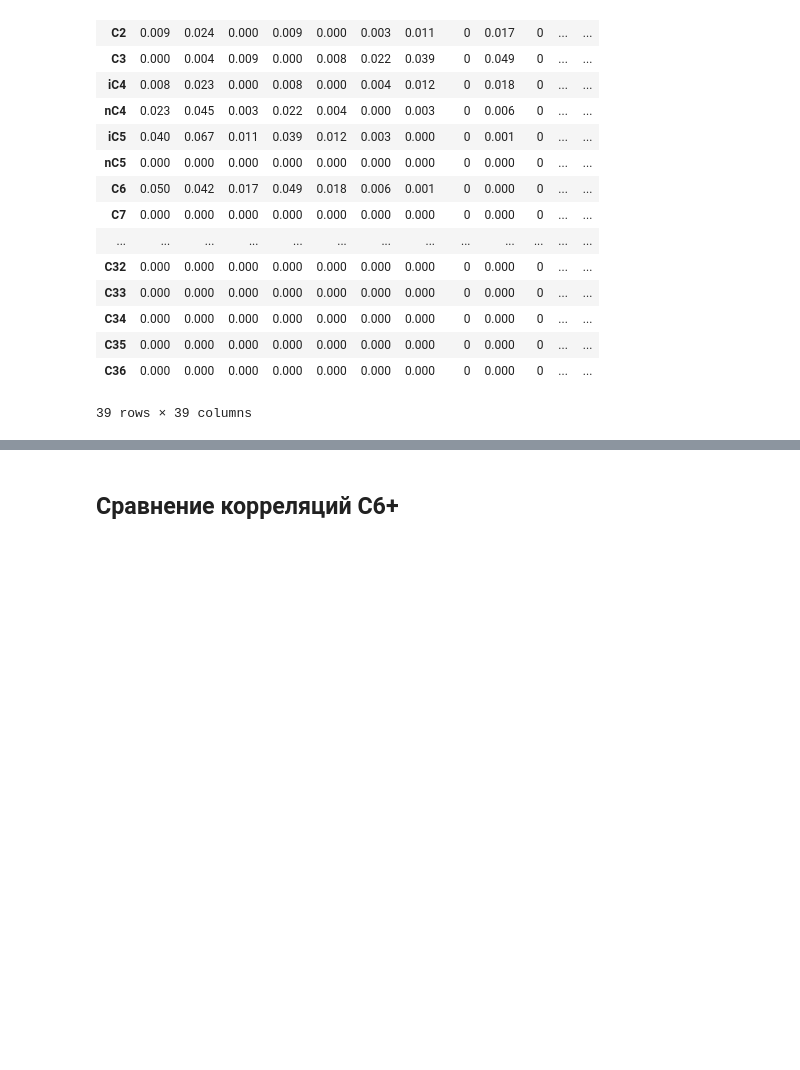
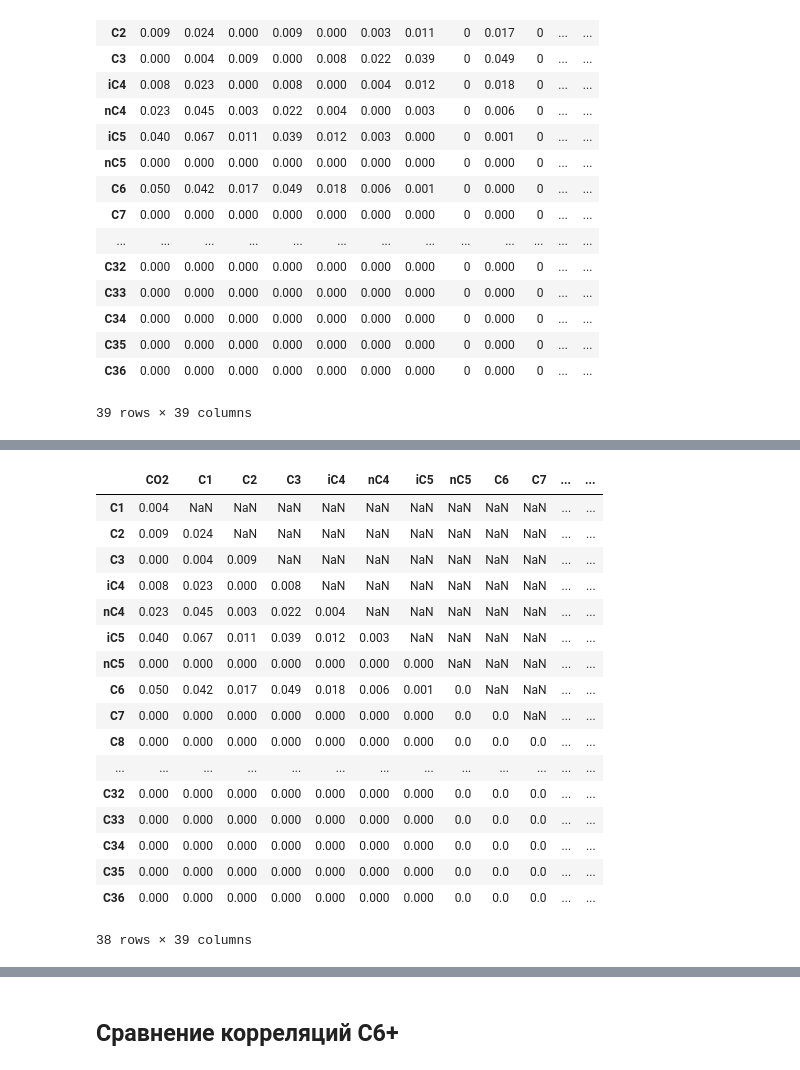
Before and after one commit to SidorenkoDD/BlackBoxFluid, a Jupyter notebook: code/notebook.ipynb, the cells around one changed output, grey strips where cells are left out. Cells and saved outputs as stored; diff of their text form; code cells hidden in the pictures; blank space fills up the shorter version.

```diff
--- a/code/notebook.ipynb
+++ b/code/notebook.ipynb
@@ -449,0 +472,25 @@ comp.BIPS
+# %%
+import numpy as np
+mask = np.tril(np.ones_like(bips_df))
+bic_df_diag = bips_df.where(mask.astype(bool))
+# %%
+bic_df_diag
+# %% [output]
+|  | CO2 | C1 | C2 | C3 | iC4 | nC4 | iC5 | nC5 | C6 | C7 | ... | ... |
+| C1 | 0.004 | NaN | NaN | NaN | NaN | NaN | NaN | NaN | NaN | NaN | ... | ... |
+| C2 | 0.009 | 0.024 | NaN | NaN | NaN | NaN | NaN | NaN | NaN | NaN | ... | ... |
+| C3 | 0.000 | 0.004 | 0.009 | NaN | NaN | NaN | NaN | NaN | NaN | NaN | ... | ... |
+| iC4 | 0.008 | 0.023 | 0.000 | 0.008 | NaN | NaN | NaN | NaN | NaN | NaN | ... | ... |
+| nC4 | 0.023 | 0.045 | 0.003 | 0.022 | 0.004 | NaN | NaN | NaN | NaN | NaN | ... | ... |
+| iC5 | 0.040 | 0.067 | 0.011 | 0.039 | 0.012 | 0.003 | NaN | NaN | NaN | NaN | ... | ... |
+| nC5 | 0.000 | 0.000 | 0.000 | 0.000 | 0.000 | 0.000 | 0.000 | NaN | NaN | NaN | ... | ... |
+| C6 | 0.050 | 0.042 | 0.017 | 0.049 | 0.018 | 0.006 | 0.001 | 0.0 | NaN | NaN | ... | ... |
+| C7 | 0.000 | 0.000 | 0.000 | 0.000 | 0.000 | 0.000 | 0.000 | 0.0 | 0.0 | NaN | ... | ... |
+| C8 | 0.000 | 0.000 | 0.000 | 0.000 | 0.000 | 0.000 | 0.000 | 0.0 | 0.0 | 0.0 | ... | ... |
+| ... | ... | ... | ... | ... | ... | ... | ... | ... | ... | ... | ... | ... |
+| C32 | 0.000 | 0.000 | 0.000 | 0.000 | 0.000 | 0.000 | 0.000 | 0.0 | 0.0 | 0.0 | ... | ... |
+| C33 | 0.000 | 0.000 | 0.000 | 0.000 | 0.000 | 0.000 | 0.000 | 0.0 | 0.0 | 0.0 | ... | ... |
+| C34 | 0.000 | 0.000 | 0.000 | 0.000 | 0.000 | 0.000 | 0.000 | 0.0 | 0.0 | 0.0 | ... | ... |
+| C35 | 0.000 | 0.000 | 0.000 | 0.000 | 0.000 | 0.000 | 0.000 | 0.0 | 0.0 | 0.0 | ... | ... |
+| C36 | 0.000 | 0.000 | 0.000 | 0.000 | 0.000 | 0.000 | 0.000 | 0.0 | 0.0 | 0.0 | ... | ... |
+38 rows × 39 columns
```
Also changed, not shown: parts of 3 cells of this notebook, 2 other files.
